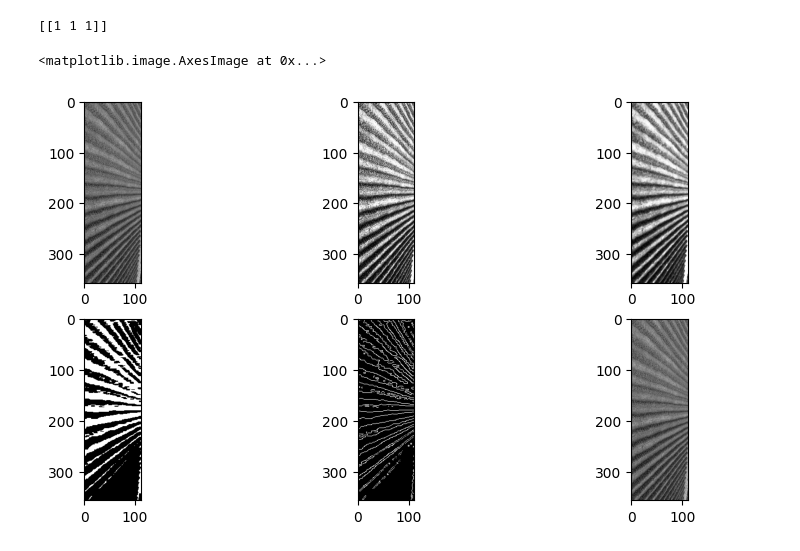
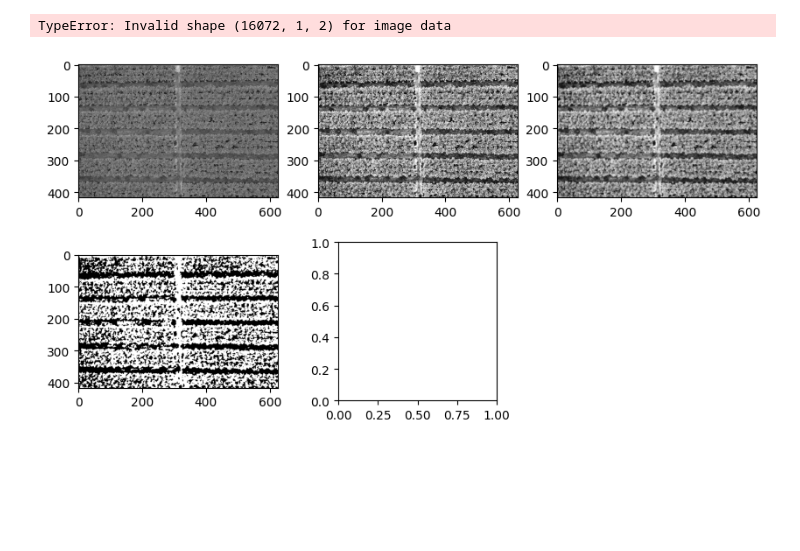
Before and after one commit to DanielGoncalves666/gbc216_t1_G01, a Jupyter notebook: Trabalho Final/main.ipynb, the cells around one changed output. Drawn from its saved outputs; the diff is of its cells as text; code cells hidden in the pictures; blank space fills up the shorter version.

```diff
--- a/Trabalho Final/main.ipynb
+++ b/Trabalho Final/main.ipynb
@@ -19,38 +160,35 @@ ret2,th2 = cv2.threshold(img_equalized,0,255,cv2.THRESH_BINARY + cv2.THRESH_OTSU
 # %%
-element = cv2.getStructuringElement(cv2.MORPH_RECT, (2 * 1 + 1, 1),(1,0))
-print(element)
+img = cv2.imread("image10.jpg", cv2.IMREAD_GRAYSCALE)
+img_equalized = cv2.equalizeHist(img) # Equalização de uma imagem
+img_blur = cv2.GaussianBlur(img_equalized,(5,5),0) # Filtro gaussiano
+_,img_thresh = cv2.threshold(img_blur,0,255,cv2.THRESH_BINARY + cv2.THRESH_OTSU) # Limiarização de OTSU
 
-imagem = cv2.imread("image9.jpg", cv2.IMREAD_GRAYSCALE)
-imagem2 = copy.deepcopy(imagem)
-#imagem_suavizada = cv2.GaussianBlur(imagem, (5, 5), 0)
-img_equalized = cv2.equalizeHist(imagem) # Equalização de uma imagem
-dst = cv2.medianBlur(img_equalized, 3) # Filtro de mediana
-_,img_thresh = cv2.threshold(dst,0,255,cv2.THRESH_BINARY + cv2.THRESH_OTSU) # Limiarização de OTSU
-#img_thresh = 255 - img_thresh
-imagem_dilatada = cv2.morphologyEx(img_thresh, cv2.MORPH_CLOSE, element)
-imagem_dilatada = cv2.erode(imagem_dilatada, element, iterations=2)
-bordas = cv2.Canny(imagem_dilatada, 50, 150)
-linhas = cv2.HoughLines(bordas, rho=1, theta=np.pi/180, threshold=100)
-# Desenhar as linhas na imagem original
-if linhas is not None:
-    for linha in linhas:
-        x1, y1, x2, y2 = linha[0]
-        cv2.line(imagem2, (x1, y1), (x2, y2), (0, 255, 0), 2)
+#img_equalized_median = cv2.medianBlur(img_equalized, 3) # Filtro de mediana
+#ret2,th2 = cv2.threshold(img_equalized,0,255,cv2.THRESH_BINARY + cv2.THRESH_OTSU) # Limiarização de OTSU
+#dst = cv2.medianBlur(th2, 7) # Filtro de mediana
+#edges = cv2.Canny(dst,0,255) #Identificação de bordas
+
+kernel = np.ones((5, 5), np.uint8)
+imagem_erodida = cv2.erode(img_thresh, kernel, iterations=1)
+#imagem_dilatada = cv2.dilate(imagem, kernel, iterations=1)
+
+imagem_fechada = cv2.morphologyEx(imagem_erodida, cv2.MORPH_CLOSE, kernel)
+
+
+dst = cv2.Canny(img_equalized, 50, 200, None, 3)
+lines = cv2.HoughLines(dst, 1, np.pi / 180, 150, None, 0, 0)
 
 plt.figure(figsize=(10, 8))
 plt.subplot(3,3,1)
-plt.imshow(imagem, cmap='gray', vmin=0, vmax=255)
+plt.imshow(img, cmap='gray', vmin=0, vmax=255)
 plt.subplot(3,3,2)
 plt.imshow(img_equalized, cmap='gray', vmin=0, vmax=255)
 plt.subplot(3,3,3)
-plt.imshow(dst, cmap='gray', vmin=0, vmax=255)
+plt.imshow(img_blur, cmap='gray', vmin=0, vmax=255)
 plt.subplot(3,3,4)
-plt.imshow(imagem_dilatada, cmap='gray', vmin=0, vmax=255)
+plt.imshow(img_thresh, cmap='gray', vmin=0, vmax=255)
 plt.subplot(3,3,5)
-plt.imshow(bordas, cmap='gray', vmin=0, vmax=255)
-plt.subplot(3,3,6)
-plt.imshow(imagem2, cmap='gray', vmin=0, vmax=255)
+plt.imshow(lines, cmap='gray', vmin=0, vmax=255);
 # %% [output]
-[[1 1 1]]
+TypeError: Invalid shape (16072, 1, 2) for image data
-<matplotlib.image.AxesImage at 0x...>
-[figure, old version]
+[figure, new version]
```
Also changed, not shown: parts of 4 cells of this notebook, 8 other files.
